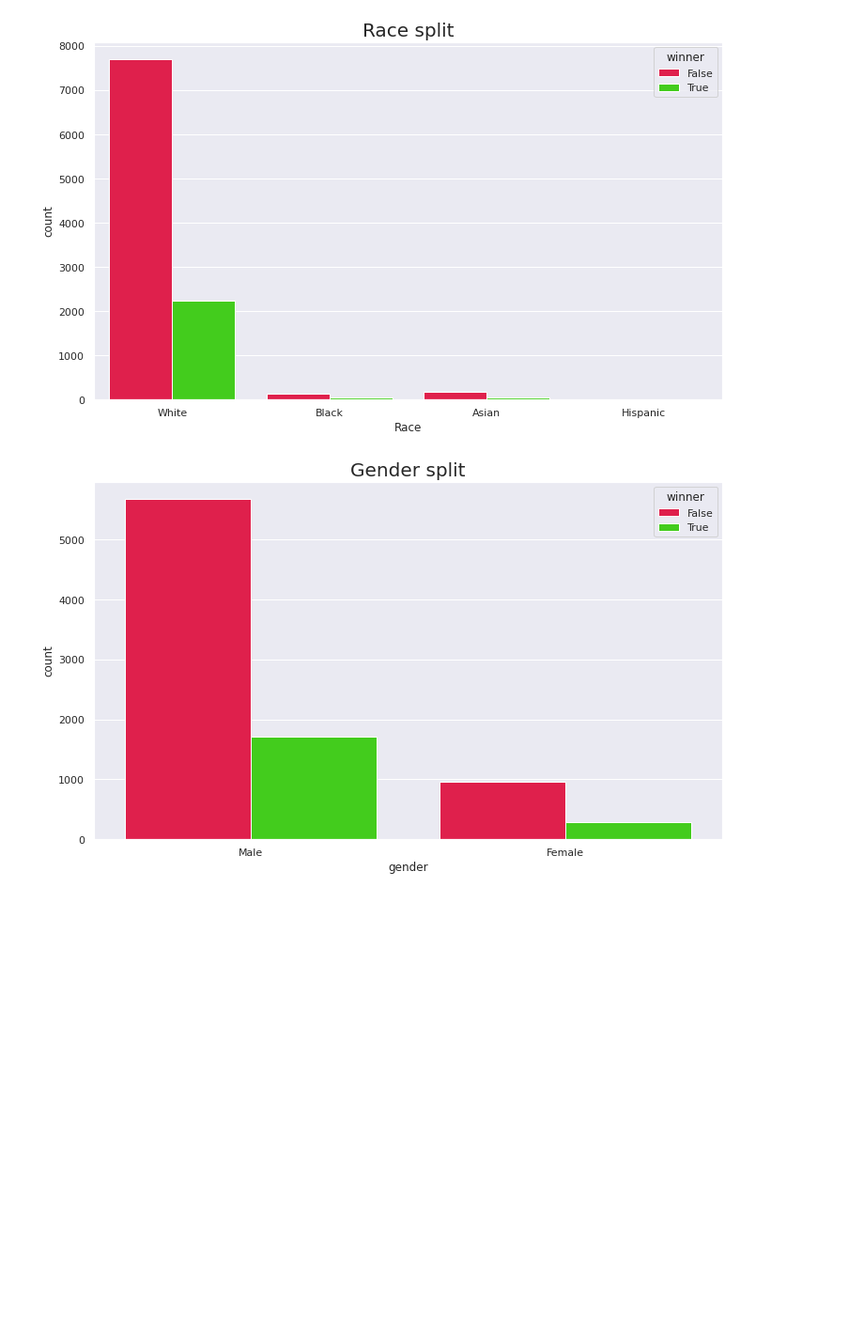
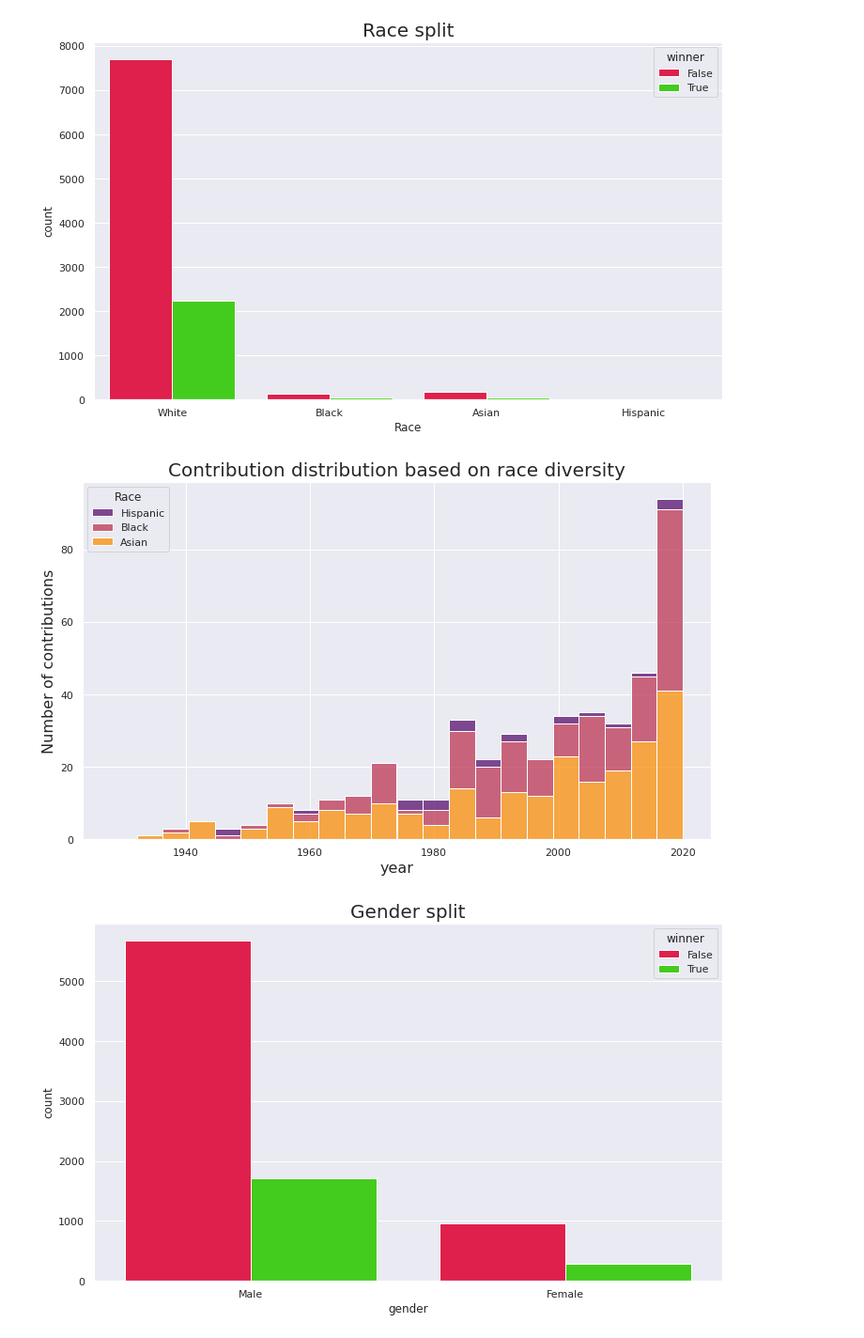
Before and after one commit to MohiMozaffari/Analyzing-Oscar-Academy-Awards-Data, a Jupyter notebook: oscar.ipynb, the cells around one changed output. Shown at 94% size. Saved outputs shown, nothing was run; the diff lists cells and outputs as text; code cells hidden in the pictures; blank space fills up the shorter version.

```diff
--- a/oscar.ipynb
+++ b/oscar.ipynb
@@ -72,6 +73,18 @@ plt.title("Race split", fontsize=20)
 plt.show()
 # %% [output]
 [figure]
+# %%
+#distribution of contribution based on race diversity
+#plotting distribution
+
+plt.figure(figsize=(12,7))
+sns.histplot(data = allawards, x='year_ceremony', hue="Race", multiple='stack', hue_order=['Hispanic', "Black", "Asian"], palette="inferno")
+plt.title("Contribution distribution based on race diversity", fontsize=20)
+plt.xlabel('year', fontsize=16)
+plt.ylabel('Number of contributions', fontsize=16)
+plt.show()
+# %% [output]
+[figure, added]
 # %%
 #remove the special awards for men and women
 special = ('Best Actor', 'Best Actress', 'Best Actor in supporting role','ACTRESS IN A SUPPORTING ROLE')
```
Also changed, not shown: parts of 72 cells of this notebook, 1 other file.
